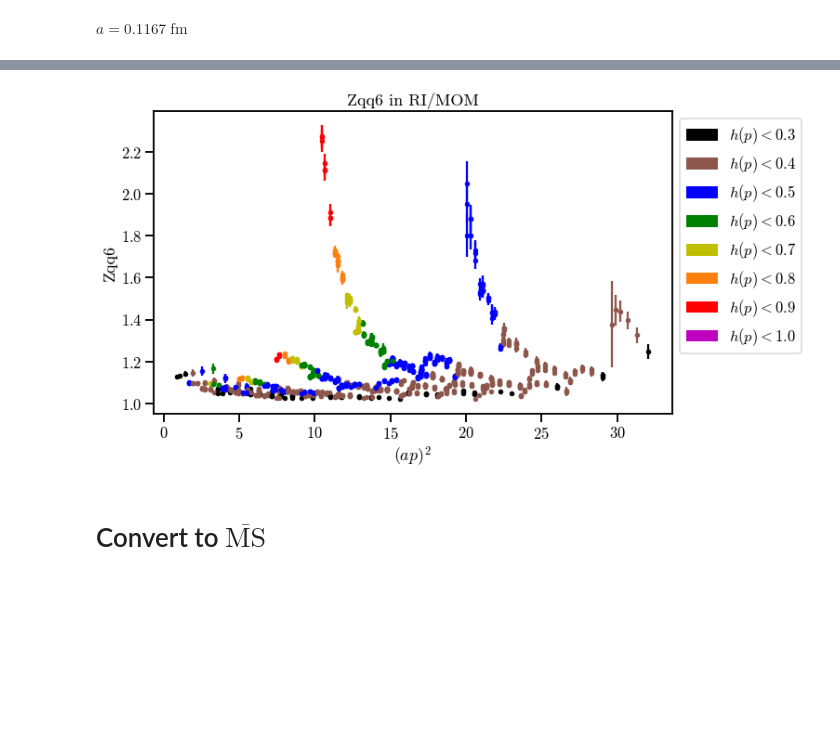
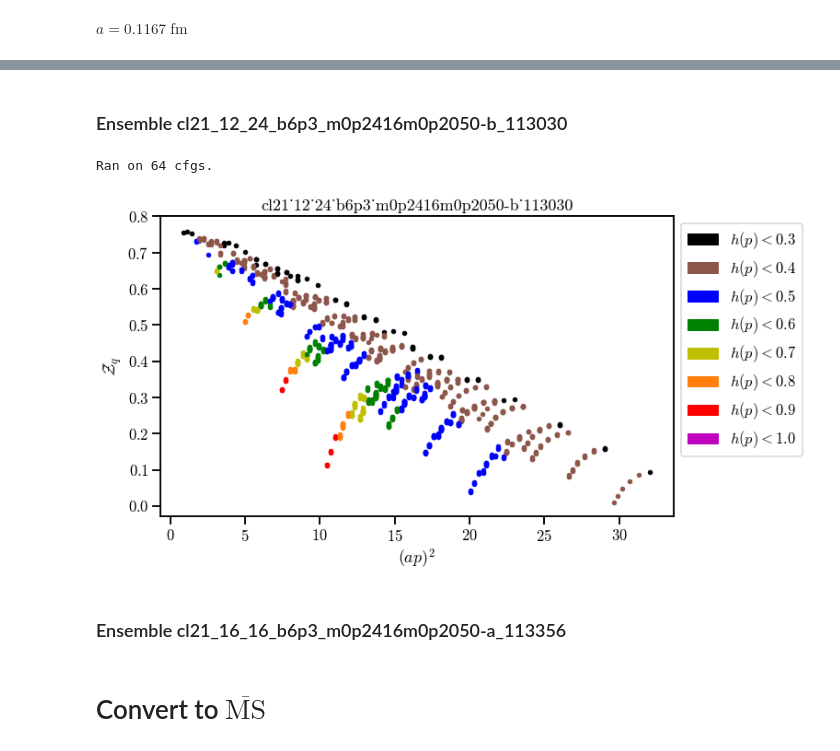
Before and after one commit to poare/lqcd, a Jupyter notebook: gq_mixing/python_scripts/NPR_gq_mixing.ipynb, the cells around one changed output, grey strips where cells are left out. Drawn from its saved outputs; the diff is of its cells as text; code cells hidden in the pictures; blank space fills up the shorter version.

```diff
--- a/gq_mixing/python_scripts/NPR_gq_mixing.ipynb
+++ b/gq_mixing/python_scripts/NPR_gq_mixing.ipynb
@@ -41,16 +86,14 @@ from plottools import *
 # %%
-l, t = 12, 24
-file = '/Users/theoares/Dropbox (MIT)/research/gq_mixing/analysis_output/Zqq_106539.h5'
+l12, t12 = 12, 24
+file_12_heavy = '/Users/theoares/Dropbox (MIT)/research/gq_mixing/analysis_output/Zqq_106539.h5'
 
-Lat = Lattice(l, t)
-f = h5py.File(file, 'r')
-print('Ran on ' + str(f['cfgnum'][()]) + ' cfgs.')
-k_list = f['momenta'][()]
-Zq = f['Zq'][()]
-Zqq3 = f['Zqq3'][()]
-Zqq6 = f['Zqq6'][()]
-Zqq_mix = f['Zqq_mix'][()]
-f.close()
+Lat12 = Lattice(l12, t12)
+f12_heavy = h5py.File(file_12_heavy, 'r')
+print('Ran on ' + str(f12_heavy['cfgnum'][()]) + ' cfgs.')
+k_list12 = f12_heavy['momenta'][()]
+Zq_12_heavy = np.real(f12_heavy['Zq'][()])
+Zqq_mix_12_heavy = f12_heavy['Zqq_mix'][()]
+f12_heavy.close()
 # %% [output]
 Ran on 122 cfgs.
 # %%
@@ -195,4 +148,0 @@ plot_h4_breaking(Zqq_mix_mu[0], Zqq_mix_sigma[0], 'Zqq3')
-# %%
-plot_h4_breaking(Zqq_mix_mu[1], Zqq_mix_sigma[1], 'Zqq6')
-# %% [output]
-[figure, removed]
@@ -200,0 +149,23 @@ plot_h4_breaking(Zqq_mix_mu[1], Zqq_mix_sigma[1], 'Zqq6')
+# %% [markdown]
+### Ensemble cl21_12_24_b6p3_m0p2416m0p2050-b_113030
+# %%
+file12_light = '/Users/theoares/Dropbox (MIT)/research/gq_mixing/analysis_output/Zqq_113030.h5'
+
+f12_light = h5py.File(file12_light, 'r')
+print('Ran on ' + str(f12_light['cfgnum'][()]) + ' cfgs.')
+Zq_12_light = np.real(f12_light['Zq'][()])
+Zqq_mix_12_light = f12_light['Zqq_mix'][()]
+f12_light.close()
+# %% [output]
+Ran on 64 cfgs.
+# %%
+# ensemble-specific input
+Zq_12_light_mu = np.mean(Zq_12_light, axis = 1)
+Zq_12_light_sigma = np.std(Zq_12_light, axis = 1, ddof = 1)
+Zqq_mix_12_light_mu = np.mean(np.real(Zqq_mix_12_light), axis = 2)
+Zqq_mix_12_light_sigma = np.std(np.real(Zqq_mix_12_light), axis = 2, ddof = 1)
+# %%
+plot_h4_breaking(apsq_list12, Zq_12_light_mu, Zq_12_light_sigma, '$\mathcal{Z}_q$', color_list12, \
+                 title = 'cl21_12_24_b6p3_m0p2416m0p2050-b_113030')
+# %% [output]
+[figure, added]
@@ -200,0 +178,2 @@ plot_h4_breaking(Zqq_mix_mu[1], Zqq_mix_sigma[1], 'Zqq6')
+# %% [markdown]
+### Ensemble cl21_16_16_b6p3_m0p2416m0p2050-a_113356
```
Also changed, not shown: parts of 28 cells of this notebook.
